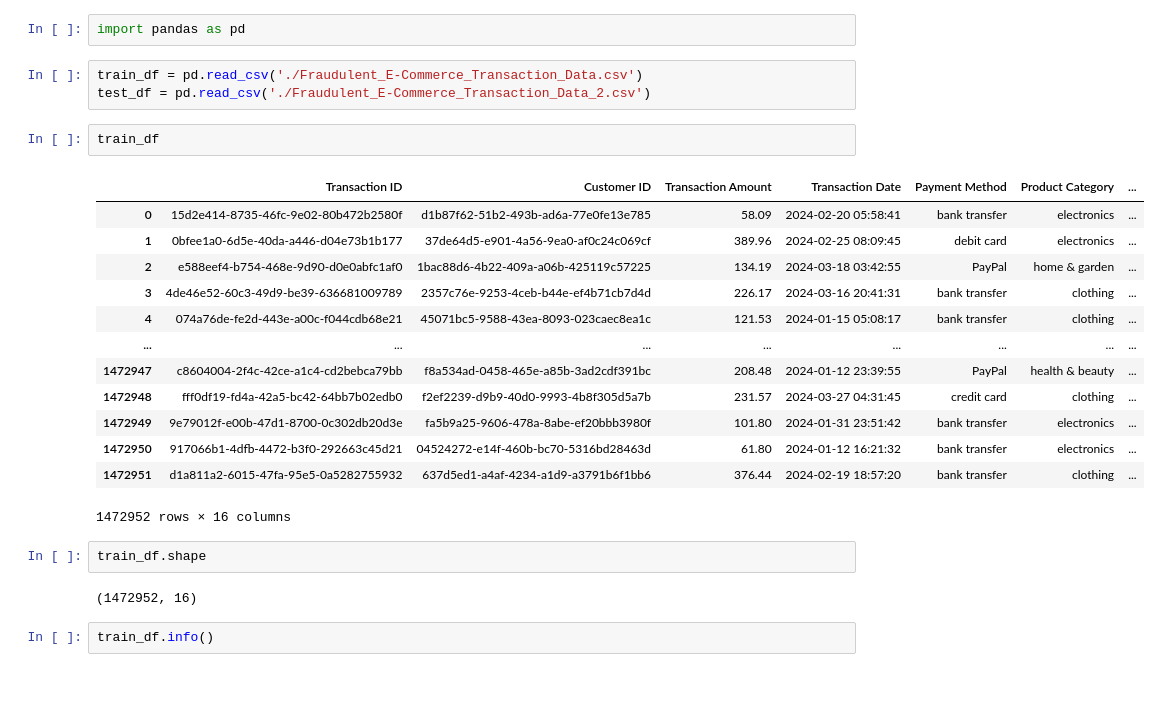
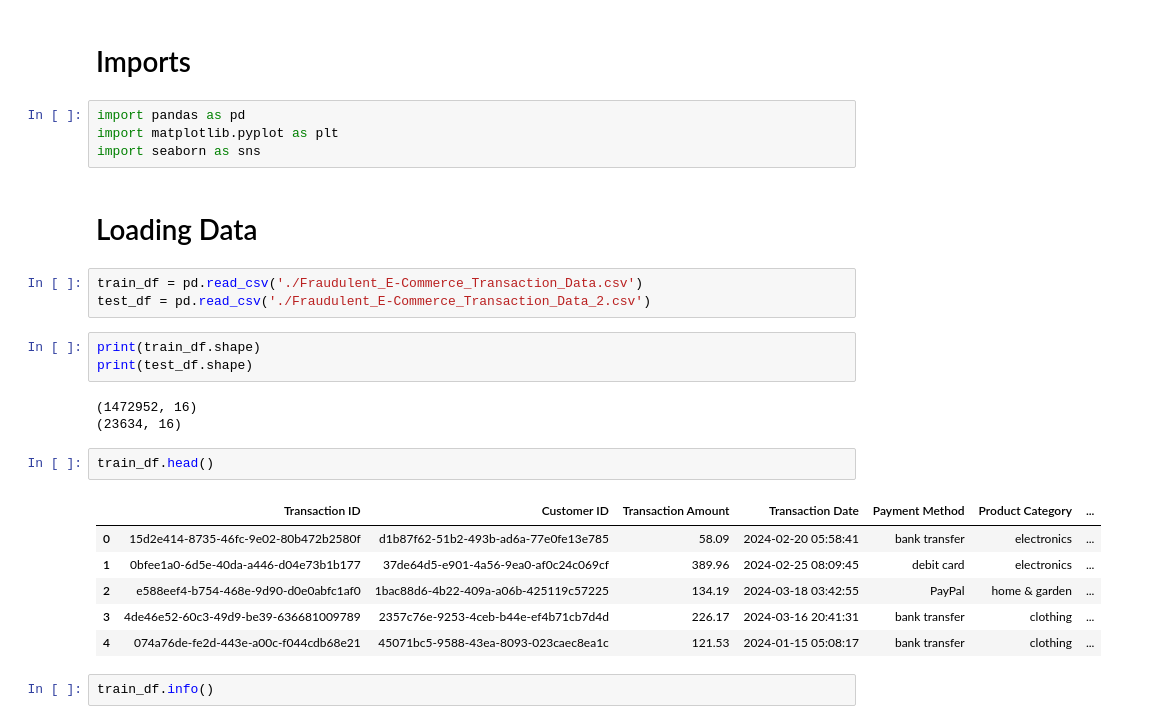
Before and after one commit to briannoelkesuma/BT4012-Group-15-Ecommerce-Fraud, a Jupyter notebook: notebook.ipynb, the cells around one changed output. Cells and saved outputs as stored; diff of their text form; blank space fills up the shorter version.

```diff
--- a/notebook.ipynb
+++ b/notebook.ipynb
@@ -3,28 +1,29 @@
+# %% [markdown]
+# Imports
 # %%
 import pandas as pd
+import matplotlib.pyplot as plt
+import seaborn as sns
+# %% [markdown]
+# Loading Data
 # %%
 train_df = pd.read_csv('./Fraudulent_E-Commerce_Transaction_Data.csv')
 test_df = pd.read_csv('./Fraudulent_E-Commerce_Transaction_Data_2.csv')
+# %%
+print(train_df.shape)
+print(test_df.shape)
+# %% [output]
+(1472952, 16)
+(23634, 16)
 # %%
-train_df
+train_df.head()
 # %% [output]
 |  | Transaction ID | Customer ID | Transaction Amount | Transaction Date | Payment Method | Product Category | ... |
 | 0 | 15d2e414-8735-46fc-9e02-80b472b2580f | d1b87f62-51b2-493b-ad6a-77e0fe13e785 | 58.09 | 2024-02-20 05:58:41 | bank transfer | electronics | ... |
 | 1 | 0bfee1a0-6d5e-40da-a446-d04e73b1b177 | 37de64d5-e901-4a56-9ea0-af0c24c069cf | 389.96 | 2024-02-25 08:09:45 | debit card | electronics | ... |
 | 2 | e588eef4-b754-468e-9d90-d0e0abfc1af0 | 1bac88d6-4b22-409a-a06b-425119c57225 | 134.19 | 2024-03-18 03:42:55 | PayPal | home & garden | ... |
 | 3 | 4de46e52-60c3-49d9-be39-636681009789 | 2357c76e-9253-4ceb-b44e-ef4b71cb7d4d | 226.17 | 2024-03-16 20:41:31 | bank transfer | clothing | ... |
 | 4 | 074a76de-fe2d-443e-a00c-f044cdb68e21 | 45071bc5-9588-43ea-8093-023caec8ea1c | 121.53 | 2024-01-15 05:08:17 | bank transfer | clothing | ... |
-| ... | ... | ... | ... | ... | ... | ... | ... |
-| 1472947 | c8604004-2f4c-42ce-a1c4-cd2bebca79bb | f8a534ad-0458-465e-a85b-3ad2cdf391bc | 208.48 | 2024-01-12 23:39:55 | PayPal | health & beauty | ... |
-| 1472948 | fff0df19-fd4a-42a5-bc42-64bb7b02edb0 | f2ef2239-d9b9-40d0-9993-4b8f305d5a7b | 231.57 | 2024-03-27 04:31:45 | credit card | clothing | ... |
-| 1472949 | 9e79012f-e00b-47d1-8700-0c302db20d3e | fa5b9a25-9606-478a-8abe-ef20bbb3980f | 101.80 | 2024-01-31 23:51:42 | bank transfer | electronics | ... |
-| 1472950 | 917066b1-4dfb-4472-b3f0-292663c45d21 | 04524272-e14f-460b-bc70-5316bd28463d | 61.80 | 2024-01-12 16:21:32 | bank transfer | electronics | ... |
-| 1472951 | d1a811a2-6015-47fa-95e5-0a5282755932 | 637d5ed1-a4af-4234-a1d9-a3791b6f1bb6 | 376.44 | 2024-02-19 18:57:20 | bank transfer | clothing | ... |
-1472952 rows × 16 columns
-# %%
-train_df.shape
-# %% [output]
-(1472952, 16)
 # %%
 train_df.info()
 # %% [output]
```
Also changed, not shown: parts of 11 cells of this notebook, 1 other file.
